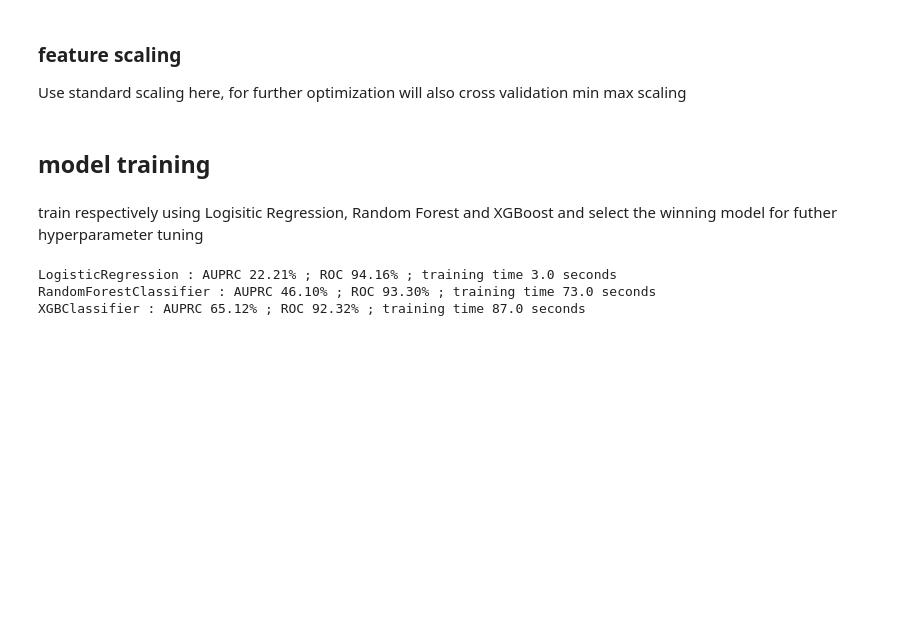
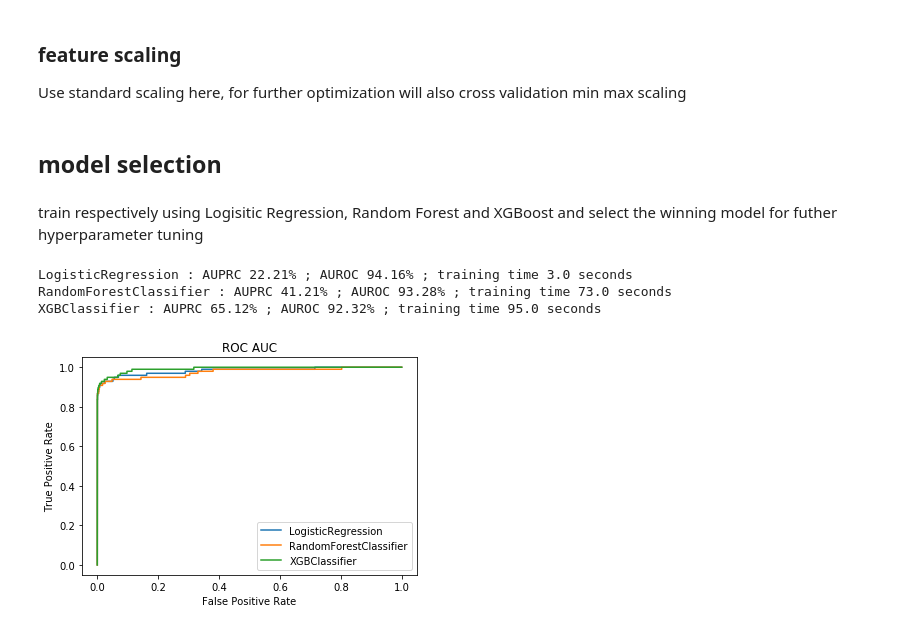
Before and after one commit to julie87zhang/python_exercise, a Jupyter notebook: credit_fraud.ipynb, the cells around one changed output. Cells and saved outputs as stored; diff of their text form; code cells hidden in the pictures; blank space fills up the shorter version.

```diff
--- a/credit_fraud.ipynb
+++ b/credit_fraud.ipynb
@@ -181,7 +181,7 @@ standardscaler=StandardScaler()
 X_train_sc=standardscaler.fit_transform(X_res)
 X_test_sc=standardscaler.transform(X_test)
 # %% [markdown]
-## model training
+## model selection
 # %% [markdown]
 train respectively using Logisitic Regression, Random Forest and XGBoost and select the winning model for futher hyperparameter tuning
 # %%
@@ -196,13 +201,39 @@ xgb=XGBClassifier(max_depth = 5, alpha = 10, n_estimators = 100,eval_metric='log
 # %%
+fpr_dic={}
+tpr_dic={}
+precision_dic={}
+recall_dic={}
+
 for ml,name in zip([lg,RF,xgb],['LogisticRegression','RandomForestClassifier','XGBClassifier']):
+
     start_time = time.time()
     ml.fit(X_train_sc,y_res)
     training_time=np.round(time.time()-start_time,0)
     y_pred=ml.predict(X_test_sc)
+    y_pred_proba=ml.predict_proba(X_test_sc)
+    y_pred_proba = y_pred_proba[:, 1]
     average_precision = average_precision_score(y_test, y_pred)
     roc = roc_auc_score(y_test, y_pred)
-    print('{} : AUPRC {:.2%} ; ROC {:.2%} ; training time {} seconds'.format(name,average_precision,roc,training_time))
+    fpr,tpr,_=roc_curve(y_test, y_pred_proba)
+    precision,recall,_=precision_recall_curve(y_test, y_pred_proba)
+
+    fpr_dic[name]=fpr
+    tpr_dic[name]=tpr
+    precision_dic[name]=precision
+    recall_dic[name]=recall
+
+    print('{} : AUPRC {:.2%} ; AUROC {:.2%} ; training time {} seconds'.format(name,average_precision,roc,training_time))
 # %% [output]
-LogisticRegression : AUPRC 22.21% ; ROC 94.16% ; training time 3.0 seconds
-RandomForestClassifier : AUPRC 46.10% ; ROC 93.30% ; training time 73.0 seconds
-XGBClassifier : AUPRC 65.12% ; ROC 92.32% ; training time 87.0 seconds
+LogisticRegression : AUPRC 22.21% ; AUROC 94.16% ; training time 3.0 seconds
+RandomForestClassifier : AUPRC 41.21% ; AUROC 93.28% ; training time 73.0 seconds
+XGBClassifier : AUPRC 65.12% ; AUROC 92.32% ; training time 95.0 seconds
+# %%
+#plot ROC of 3 models
+for i in ['LogisticRegression','RandomForestClassifier','XGBClassifier']:
+    plt.plot(fpr_dic[i],tpr_dic[i],label=i)
+    plt.title('ROC AUC')
+    plt.xlabel('False Positive Rate')
+    plt.ylabel('True Positive Rate')
+    plt.legend()
+# %% [output]
+[figure, added]
```
Also changed, not shown: parts of 10 cells of this notebook.
